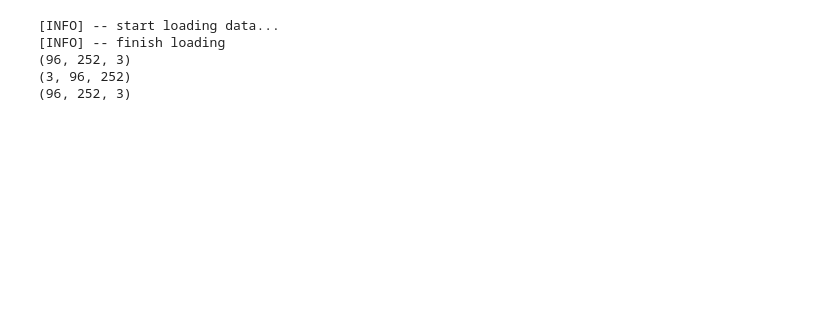
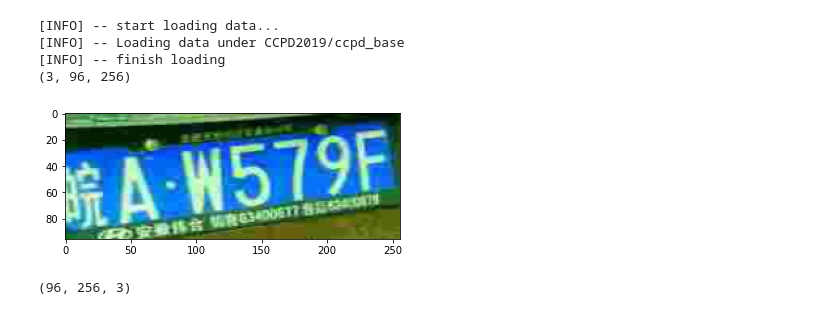
Before and after one commit to YileZheng/SuperResolution, a Jupyter notebook: digit_recognition.ipynb, the cells around one changed output. Drawn from its saved outputs; the diff is of its cells as text; code cells hidden in the pictures; blank space fills up the shorter version.

```diff
--- a/digit_recognition.ipynb
+++ b/digit_recognition.ipynb
@@ -146,33 +152,38 @@ class labelLoader(Data.Dataset):
 # %%
 path = "CCPD2019/ccpd_base"
 imgsize = (480,480)
-platesize = (252,96)
+platesize = (256,96)
 print(debug.INFO+"start loading data...")
 dst = labelFpsDataLoader([path],platesize)
 # dst = labelLoader([path],imgsize)
 print(debug.INFO+"finish loading")
 # sizes = []
 # for _,_,iname in dst:
 #     [leftUp, rightDown] = [[int(eel) for eel in el.split('&')]
 #                        for el in iname[2].split('_')]
 #     sizes.append([leftUp[0]-rightDown[0],leftUp[1]-rightDown[1]])
 
 # mean, std = np.mean(sizes, axis=0),np.std(sizes, axis=0)
 # print(mean,std)
 #     [-252.62252245  -94.97832957] [61.46956803 27.42365916]
 for img,_,_,_,iname in dst:
     print(img.shape)
-    img =np.transpose(img, (1,2,0))
-
+    img =np.transpose(img*255, (1,2,0)).astype("int")
+    img = img[:,:,::-1]
+    plt.imshow(img)
+    plt.show()
+#     print(img)
     print(img.shape)
-    cv2.imshow('plate',img)
-    cv2.waitKey(0)
+#     cv2.imshow('plate',img)
+#     cv2.waitKey(0)
+#     cv2.destroyAllWindows()
     break
 # %% [output]
 [INFO] -- start loading data...
+[INFO] -- Loading data under CCPD2019/ccpd_base
 [INFO] -- finish loading
-(96, 252, 3)
-(3, 96, 252)
-(96, 252, 3)
+(3, 96, 256)
+[figure, added]
+(96, 256, 3)
 # %%
 class DigitRecog(nn.Module):
```
Also changed, not shown: parts of 10 cells of this notebook, 1 other file.
